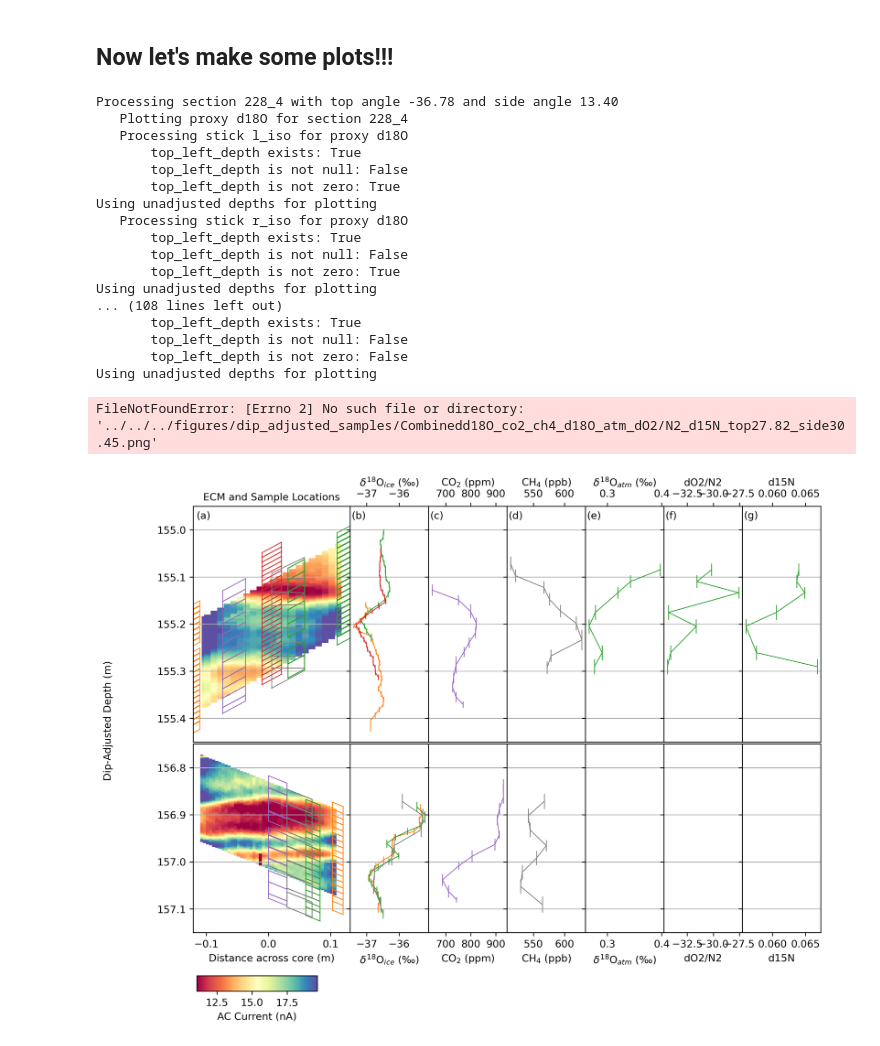
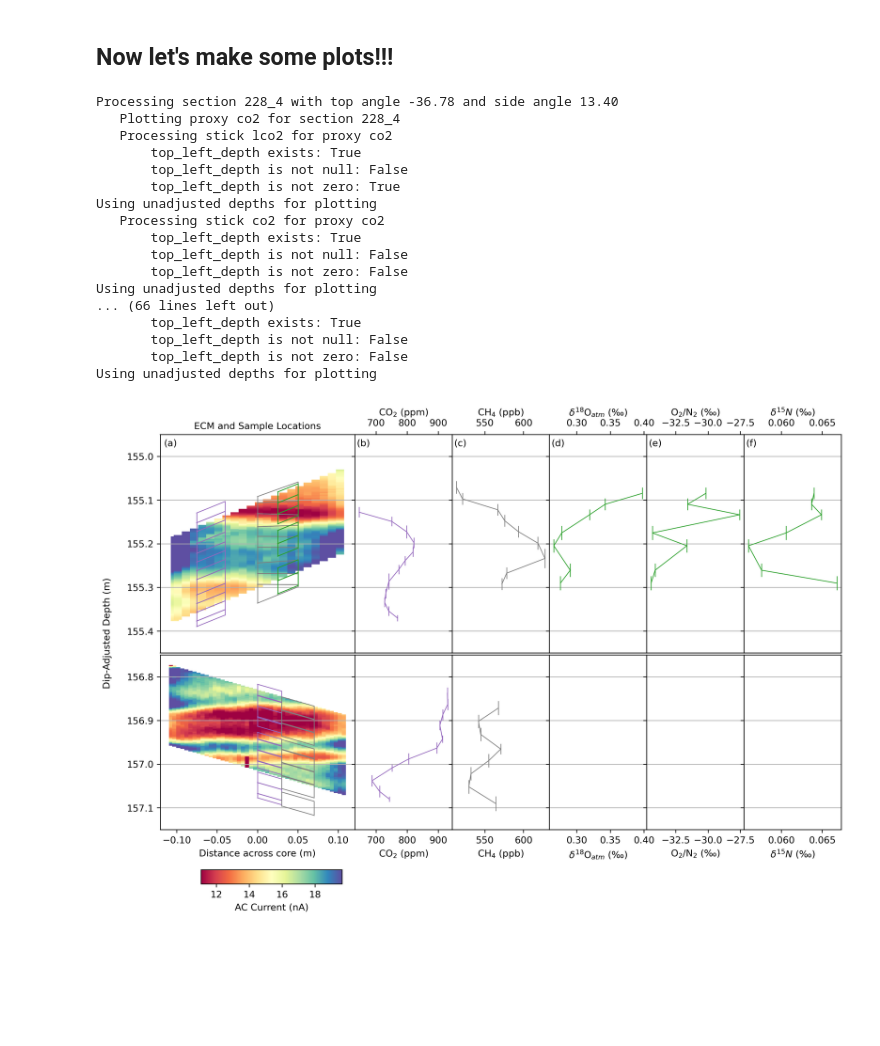
Before and after one commit to liamkirkpatrick/alhic1901_deeplayering, a Jupyter notebook: scripts/plot_samples/dip_adj_samples_oneplot_publicationReady.ipynb, the cells around one changed output. Drawn from its saved outputs; the diff is of its cells as text; code cells hidden in the pictures; blank space fills up the shorter version.

Commit message:
finetune implimentation of major gas data. Fix units, spacing on graph, etc

```diff
--- a/scripts/plot_samples/dip_adj_samples_oneplot_publicationReady.ipynb
+++ b/scripts/plot_samples/dip_adj_samples_oneplot_publicationReady.ipynb
@@ -448,7 +445,10 @@ def make_full_plot(samp_data,secs,proxies,side_angles,top_angles,d_ranges,title=
 
     #fig.tight_layout()
     # add y-axis labels
-    fig.text(0.01, 0.5, 'Dip-Adjusted Depth (m)', va='center', ha='right', rotation='vertical', fontsize=font_size)
+    if width > 10:
+        fig.text(0.005, 0.5, 'Dip-Adjusted Depth (m)', va='center', ha='right', rotation='vertical', fontsize=font_size)
+    else:
+        fig.text(0.01, 0.5, 'Dip-Adjusted Depth (m)', va='center', ha='right', rotation='vertical', fontsize=font_size)
     #fig.text(1, 0.5, 'Dip-Adjusted Depth (m)', va='center', rotation='vertical', fontsize=8)
 
     # add colorbar (width fixed to first two subplots)
@@ -462,17 +462,20 @@ def make_full_plot(samp_data,secs,proxies,side_angles,top_angles,d_ranges,title=
     # set tight layout again to make sure colorbar fits
     #fig.tight_layout(rect=[0.05, 0, 1, 0.95])
     fig.tight_layout()
-    fig.subplots_adjust(left=0.12)
+    if width > 10:
+        fig.subplots_adjust(left=0.07)
+    else:
+        fig.subplots_adjust(left=0.12)
     plt.subplots_adjust(wspace=0)
     plt.subplots_adjust(hspace=0.01)
 
-    # save plot
-    plt.savefig(
-        path_to_figures
-        + f"Combined{'_'.join(proxies)}_top{top_angle:.2f}_side{side_angle:.2f}.png",
-        bbox_inches='tight',
-        dpi=300
-    )
+    # # save plot
+    # plt.savefig(
+    #     path_to_figures
+    #     + f"Combined{'_'.join(proxies)}_top{top_angle:.2f}_side{side_angle:.2f}.png",
+    #     bbox_inches='tight',
+    #     dpi=300
+    # )
 
     return fig, ax
 # %%
@@ -485,35 +488,34 @@ top_angle = None
 ## Now let's make some plots!!!
 # %%
 secs = [s228_4_AC,s230_4_AC]
-proxies = ['d18O','co2','ch4','d18O_atm','dO2/N2','d15N']
+proxies = ['co2','ch4','d18O_atm','dO2/N2','d15N']
 d_range = [[155.45, 154.95],[157.15,156.75]]
 side_angles = [s228_4_AC.side_angle,s230_4_AC.side_angle]
 top_angles = [s228_4_AC.top_angle,s230_4_AC.top_angle]
-fig, ax = make_full_plot(samp_data_raw,secs,proxies,side_angles,top_angles,d_range,title=None,width=10)
+fig, ax = make_full_plot(samp_data_raw,secs,proxies,side_angles,top_angles,d_range,title=None,width=11)
 
 # save final figure as pdf and png
 fig.savefig(path_to_final_figures+'pdf/ghgs.pdf', dpi=300, bbox_inches='tight')
 fig.savefig(path_to_final_figures+'png/ghgs.png', dpi=300, bbox_inches='tight')
 # %% [output]
 Processing section 228_4 with top angle -36.78 and side angle 13.40
-   Plotting proxy d18O for section 228_4
-   Processing stick l_iso for proxy d18O
+   Plotting proxy co2 for section 228_4
+   Processing stick lco2 for proxy co2
        top_left_depth exists: True
        top_left_depth is not null: False
        top_left_depth is not zero: True
 Using unadjusted depths for plotting
-   Processing stick r_iso for proxy d18O
-       top_left_depth exists: True
-       top_left_depth is not null: False
-       top_left_depth is not zero: True
-Using unadjusted depths for plotting
-... (108 lines left out)
+   Processing stick co2 for proxy co2
        top_left_depth exists: True
        top_left_depth is not null: False
        top_left_depth is not zero: False
 Using unadjusted depths for plotting
+... (66 lines left out)
+       top_left_depth exists: True
+       top_left_depth is not null: False
+       top_left_depth is not zero: False
+Using unadjusted depths for plotting
-FileNotFoundError: [Errno 2] No such file or directory: '../../../figures/dip_adjusted_samples/Combinedd18O_co2_ch4_d18O_atm_dO2/N2_d15N_top27.82_side30.45.png'
-[figure, old version]
+[figure, new version]
 # %%
 # secs = [s228_4_AC,s230_4_AC]
 # proxies = ['d18O','co2','ch4']
```
Also changed, not shown: parts of 3 cells of this notebook, 5 other files.
